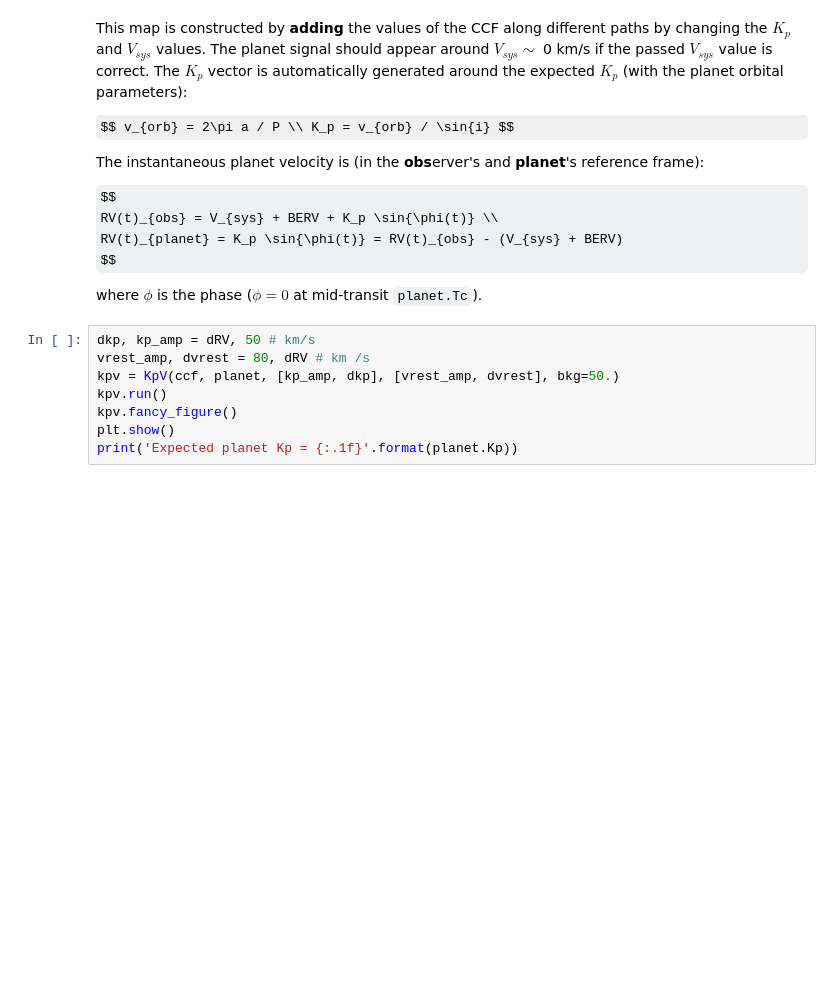
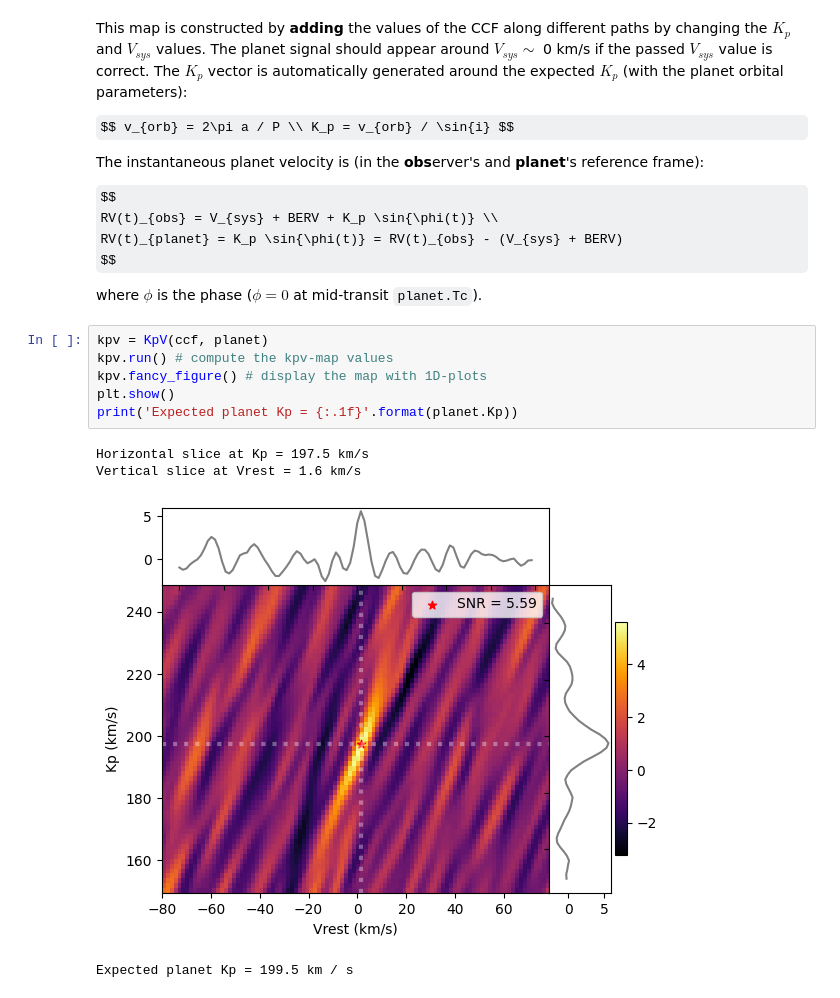
Before and after one commit to DGonzalezPicos/redcross, a Jupyter notebook: docs/source/notebooks/init_datacube.ipynb, the cells around one changed output. Saved outputs shown, nothing was run; the diff lists cells and outputs as text; some formulas as TeX source; blank space fills up the shorter version.

```diff
--- a/docs/source/notebooks/init_datacube.ipynb
+++ b/docs/source/notebooks/init_datacube.ipynb
@@ -172,10 +179,13 @@ $$
 
 where $\phi$ is the phase ($\phi = 0$ at mid-transit `planet.Tc`).
 # %%
-dkp, kp_amp = dRV, 50 # km/s
-vrest_amp, dvrest = 80, dRV # km /s
-kpv = KpV(ccf, planet, [kp_amp, dkp], [vrest_amp, dvrest], bkg=50.)
-kpv.run()
-kpv.fancy_figure()
+kpv = KpV(ccf, planet)
+kpv.run() # compute the kpv-map values
+kpv.fancy_figure() # display the map with 1D-plots
 plt.show()
 print('Expected planet Kp = {:.1f}'.format(planet.Kp))
+# %% [output]
+Horizontal slice at Kp = 197.5 km/s
+Vertical slice at Vrest = 1.6 km/s
+[figure, added]
+Expected planet Kp = 199.5 km / s
```
Also changed, not shown: parts of 14 cells of this notebook, 4 other files.
